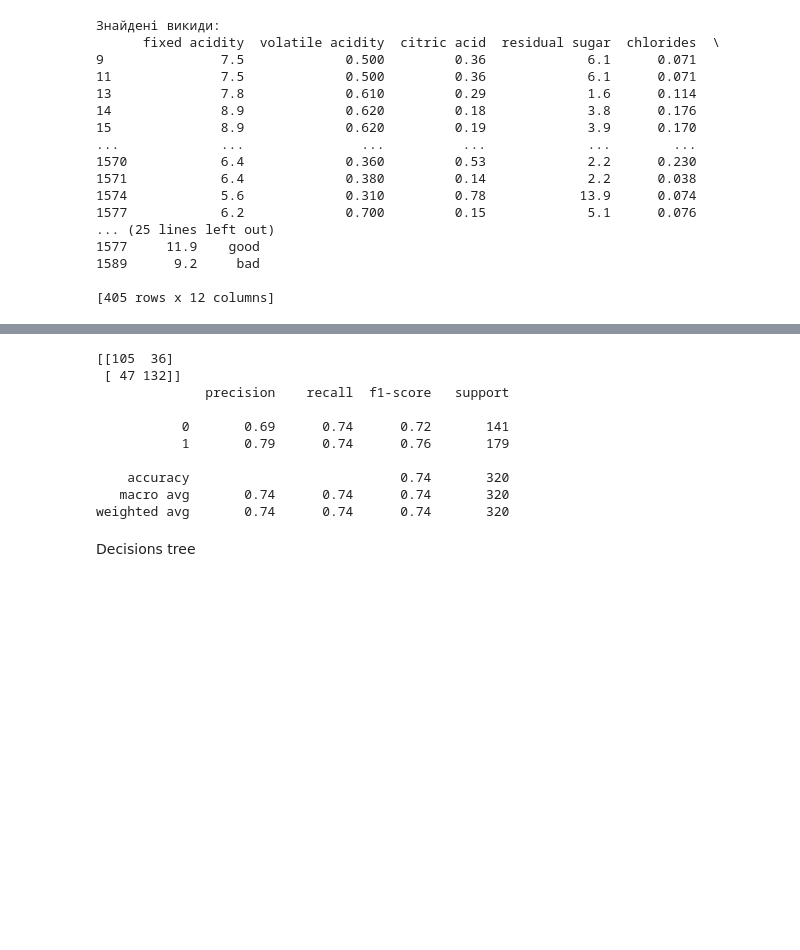
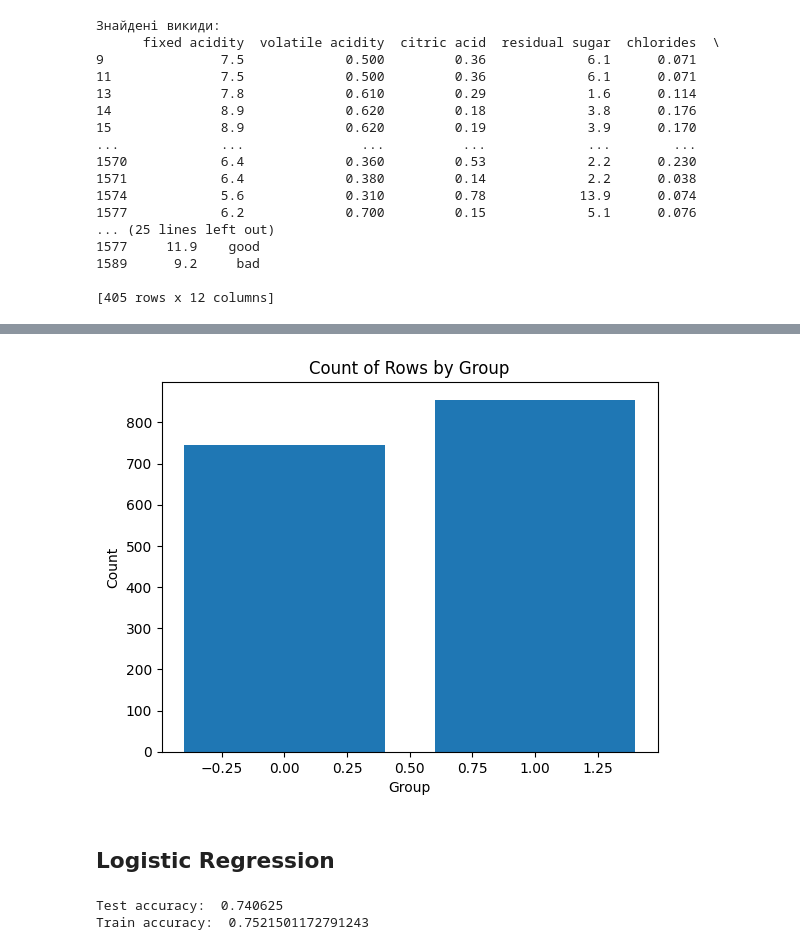
Before and after one commit to makelick/wine_quality_binary_classification, a Jupyter notebook: course_work.ipynb, the cells around one changed output, grey strips where cells are left out. Cells and saved outputs as stored; diff of their text form; code cells hidden in the pictures; blank space fills up the shorter version.

Commit message:
visualisation and small improvements

```diff
--- a/course_work.ipynb
+++ b/course_work.ipynb
@@ -47,8 +48,3 @@ Data columns (total 12 columns):
  11  quality               1599 non-null   object
 dtypes: float64(11), object(1)
 memory usage: 150.0+ KB
-# %%
-# Перевірка пропущених значень та їх обробка
-missing_values = dataset.isnull().sum()
-dataset = dataset.dropna()
-dataset
@@ -143,3 +122,13 @@ dataset
+# %%
+# Візуалізація розподілення записів за групами
+quality_counts = dataset['quality'].value_counts()
+plt.bar(quality_counts.index, quality_counts.values)
+plt.xlabel('Group')
+plt.ylabel('Count')
+plt.title('Count of Rows by Group')
+plt.show()
+# %% [output]
+[figure, added]
 # %%
 # Розділення датасету на вхідні змінні та вихідну змінну
 X = dataset.drop('quality', axis=1)
@@ -147,27 +136,18 @@ y = dataset['quality']
 
 # Розділення датасету на тренувальний та тестувальний набори даних
 X_train, X_test, y_train, y_test = train_test_split(X, y, test_size=0.2, random_state=42)
+# %% [markdown]
+## Logistic Regression
 # %%
 # Створення та навчання моделі логістичної регресії
 log_reg = LogisticRegression()
 log_reg.fit(X_train, y_train)
 
-# Прогнозування на тестових даних
-y_pred = log_reg.predict(X_test)
+test_acc = log_reg.score(X_test, y_test)
+print("Test accuracy: ", test_acc)
+
+train_acc = log_reg.score(X_train, y_train)
+print("Train accuracy: ", train_acc)
+# %% [output]
+Test accuracy:  0.740625
+Train accuracy:  0.7521501172791243
-# %%
-# Оцінка результатів
-print(confusion_matrix(y_test, y_pred))
-print(classification_report(y_test, y_pred))
-# %% [output]
-[[105  36]
- [ 47 132]]
-              precision    recall  f1-score   support
-
-           0       0.69      0.74      0.72       141
-           1       0.79      0.74      0.76       179
-
-    accuracy                           0.74       320
-   macro avg       0.74      0.74      0.74       320
-weighted avg       0.74      0.74      0.74       320
-# %% [markdown]
-Decisions tree
```
Also changed, not shown: parts of 13 cells of this notebook.
